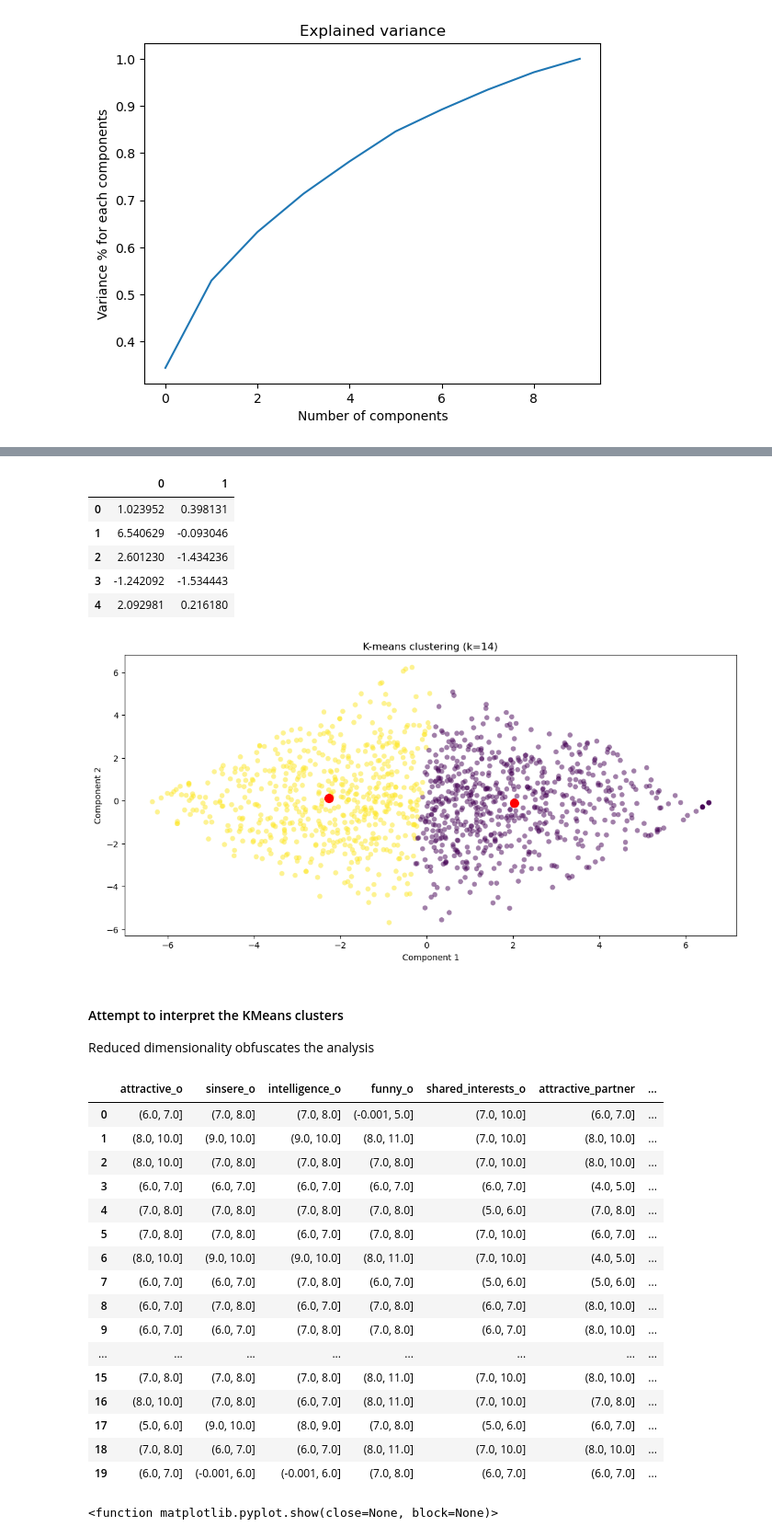
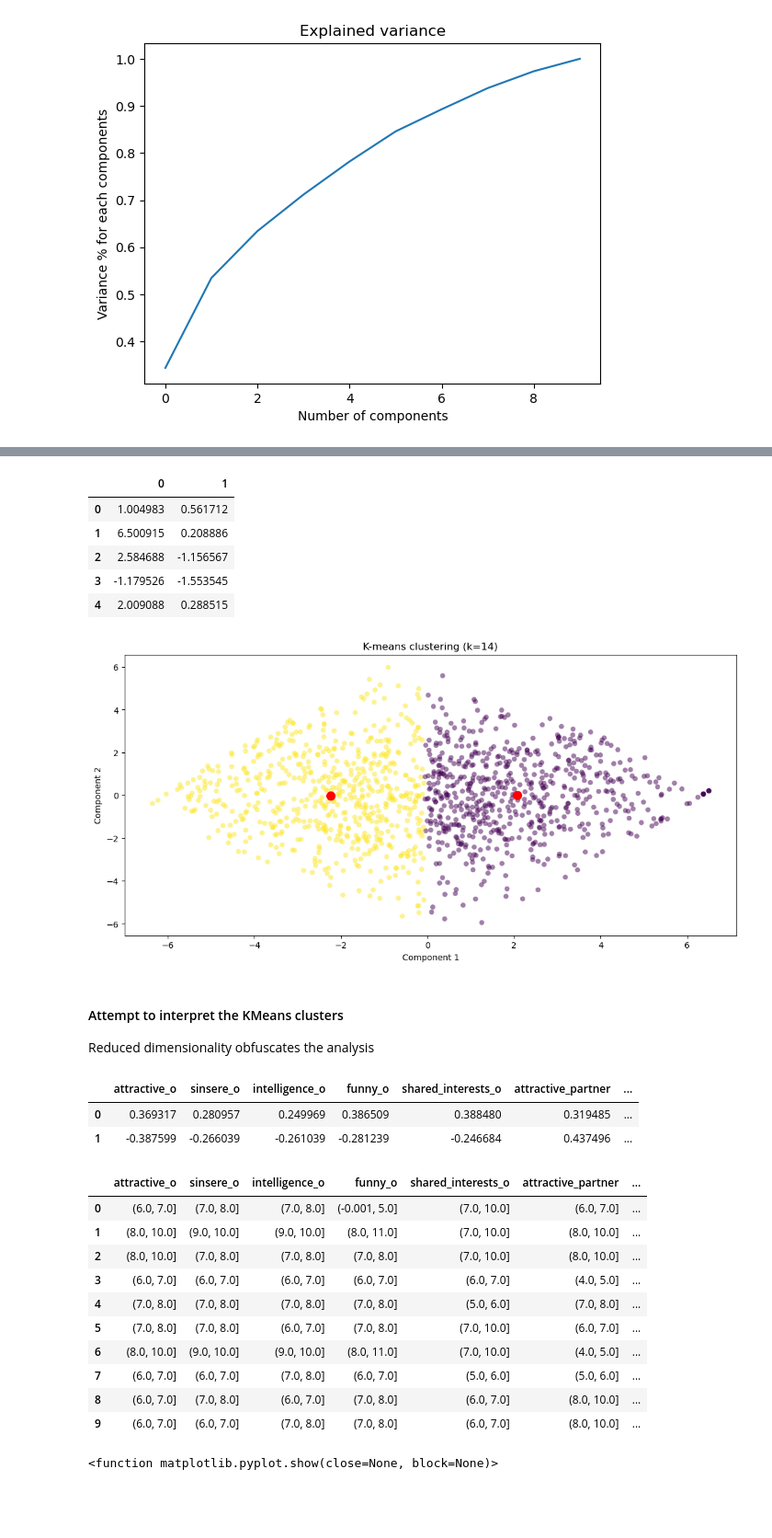
Before and after one commit to schwartzh2017/Machine_learning_final_project, a Jupyter notebook: final_cl_bins_equal_match.ipynb, the cells around one changed output, grey strips where cells are left out. Shown at 92% size. Saved outputs shown, nothing was run; the diff lists cells and outputs as text; code cells hidden in the pictures; blank space fills up the shorter version.

```diff
--- a/final_cl_bins_equal_match.ipynb
+++ b/final_cl_bins_equal_match.ipynb
@@ -366,7 +366,7 @@ plt.ylabel('cumulative explained variance');
 # %%
 pca_pipeline = Pipeline([('transformer', OrdinalEncoder()),
                          ('scaler', StandardScaler()),
-                         ('pca', PCA(10)),
+                         ('pca', PCA()),
                          ('LR', LogisticRegression())]) #use LR since performed best before - but should we use this one or ensemble?
 
 pca_pipeline.fit(X_train_top10, y_train_top10)
@@ -486,11 +502,11 @@ y_kmeans = kmeans.fit_predict(x_pca)
 pd.DataFrame(x_pca).head()
 # %% [output]
 |  | 0 | 1 |
-| 0 | 1.023952 | 0.398131 |
-| 1 | 6.540629 | -0.093046 |
-| 2 | 2.601230 | -1.434236 |
-| 3 | -1.242092 | -1.534443 |
-| 4 | 2.092981 | 0.216180 |
+| 0 | 1.004983 | 0.561712 |
+| 1 | 6.500915 | 0.208886 |
+| 2 | 2.584688 | -1.156567 |
+| 3 | -1.179526 | -1.553545 |
+| 4 | 2.009088 | 0.288515 |
 # %%
 plt.figure(figsize=(13,6))
 plt.scatter(x_pca[:, 0], x_pca[:, 1],
@@ -504,35 +520,36 @@ plt.xlabel('Component 1')
 plt.ylabel('Component 2')
 plt.show()
 # %% [output]
-[figure, old version]
+[figure, new version]
 # %% [markdown]
 #### Attempt to interpret the KMeans clusters
 Reduced dimensionality obfuscates the analysis
+# %%
+df_pca_egienvectors = pd.DataFrame(pca1.components_, columns=list(X_train_top10.columns))
+df_pca_egienvectors
+# %% [output]
+|  | attractive_o | sinsere_o | intelligence_o | funny_o | shared_interests_o | attractive_partner | ... |
+| 0 | 0.369317 | 0.280957 | 0.249969 | 0.386509 | 0.388480 | 0.319485 | ... |
+| 1 | -0.387599 | -0.266039 | -0.261039 | -0.281239 | -0.246684 | 0.437496 | ... |
 # %%
 df_kmeans['match'] = y_train_top10
 df_kmeans_interpret = pd.concat([df_kmeans.reset_index(drop = True), pd.DataFrame(x_pca)], axis=1)
 df_kmeans_interpret.columns.values[-2: ] = ['Component 1', 'Component 2']
 df_kmeans_interpret['K-means PCA'] = kmeans_pca.labels_
 df_kmeans_interpret['kmeans labels'] = df_kmeans_interpret['K-means PCA'].map({0:'cat1',1:'cat2'})
-df_kmeans_interpret.head(n=20)
+df_kmeans_interpret.head(n=10)
 # %% [output]
 |  | attractive_o | sinsere_o | intelligence_o | funny_o | shared_interests_o | attractive_partner | ... |
 | 0 | (6.0, 7.0] | (7.0, 8.0] | (7.0, 8.0] | (-0.001, 5.0] | (7.0, 10.0] | (6.0, 7.0] | ... |
 | 1 | (8.0, 10.0] | (9.0, 10.0] | (9.0, 10.0] | (8.0, 11.0] | (7.0, 10.0] | (8.0, 10.0] | ... |
 | 2 | (8.0, 10.0] | (7.0, 8.0] | (7.0, 8.0] | (7.0, 8.0] | (7.0, 10.0] | (8.0, 10.0] | ... |
 | 3 | (6.0, 7.0] | (6.0, 7.0] | (6.0, 7.0] | (6.0, 7.0] | (6.0, 7.0] | (4.0, 5.0] | ... |
 | 4 | (7.0, 8.0] | (7.0, 8.0] | (7.0, 8.0] | (7.0, 8.0] | (5.0, 6.0] | (7.0, 8.0] | ... |
 | 5 | (7.0, 8.0] | (7.0, 8.0] | (6.0, 7.0] | (7.0, 8.0] | (7.0, 10.0] | (6.0, 7.0] | ... |
 | 6 | (8.0, 10.0] | (9.0, 10.0] | (9.0, 10.0] | (8.0, 11.0] | (7.0, 10.0] | (4.0, 5.0] | ... |
 | 7 | (6.0, 7.0] | (6.0, 7.0] | (7.0, 8.0] | (6.0, 7.0] | (5.0, 6.0] | (5.0, 6.0] | ... |
 | 8 | (6.0, 7.0] | (7.0, 8.0] | (6.0, 7.0] | (7.0, 8.0] | (6.0, 7.0] | (8.0, 10.0] | ... |
 | 9 | (6.0, 7.0] | (6.0, 7.0] | (7.0, 8.0] | (7.0, 8.0] | (6.0, 7.0] | (8.0, 10.0] | ... |
-| ... | ... | ... | ... | ... | ... | ... | ... |
-| 15 | (7.0, 8.0] | (7.0, 8.0] | (7.0, 8.0] | (8.0, 11.0] | (7.0, 10.0] | (8.0, 10.0] | ... |
-| 16 | (8.0, 10.0] | (7.0, 8.0] | (6.0, 7.0] | (8.0, 11.0] | (7.0, 10.0] | (7.0, 8.0] | ... |
-| 17 | (5.0, 6.0] | (9.0, 10.0] | (8.0, 9.0] | (7.0, 8.0] | (5.0, 6.0] | (6.0, 7.0] | ... |
-| 18 | (7.0, 8.0] | (6.0, 7.0] | (6.0, 7.0] | (8.0, 11.0] | (7.0, 10.0] | (8.0, 10.0] | ... |
-| 19 | (6.0, 7.0] | (-0.001, 6.0] | (-0.001, 6.0] | (7.0, 8.0] | (6.0, 7.0] | (6.0, 7.0] | ... |
 # %%
 import seaborn as sns
 x_axis = df_kmeans_interpret['Component 1']
```
Also changed, not shown: parts of 16 cells of this notebook.
